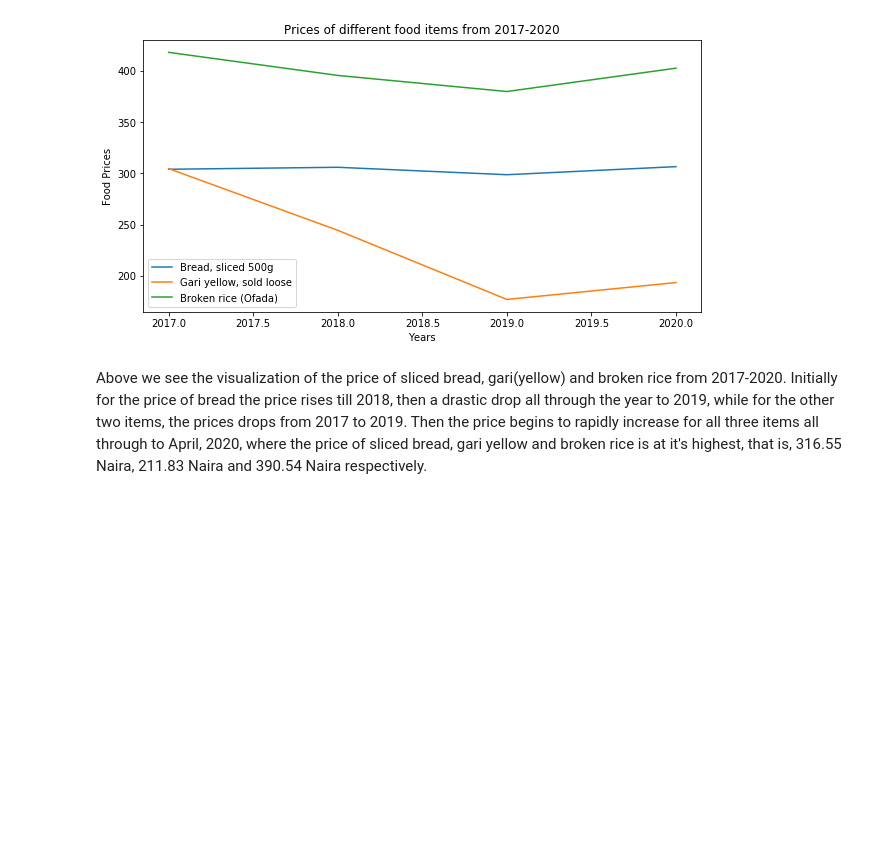
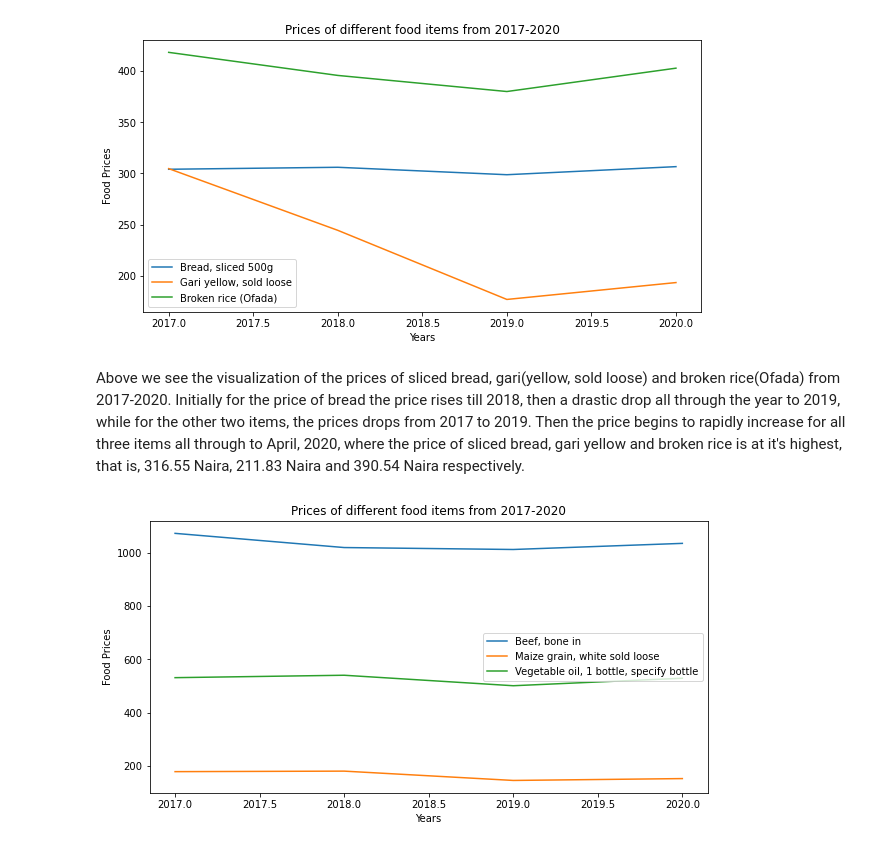
Before and after one commit to Ivynjambi/Jenga-Project, a Jupyter notebook: Analysis of selected food prices in Nigeria.ipynb, the cells around one changed output. Drawn from its saved outputs; the diff is of its cells as text; code cells hidden in the pictures; blank space fills up the shorter version.

```diff
--- a/Analysis of selected food prices in Nigeria.ipynb
+++ b/Analysis of selected food prices in Nigeria.ipynb
@@ -239,5 +248,18 @@ plt.show()
 # %% [output]
 [figure]
 # %% [markdown]
-Above we see the visualization of the price of sliced bread, gari(yellow) and broken rice from 2017-2020.
+Above we see the visualization of the prices of sliced bread, gari(yellow, sold loose) and broken rice(Ofada) from 2017-2020.
 Initially for the price of bread the price rises till 2018, then a drastic drop all through the year to 2019, while for the other two items, the prices drops from 2017 to 2019. Then the price begins to rapidly increase for all three items all through to April, 2020, where the price of sliced bread, gari yellow and broken rice is at it's highest, that is, 316.55 Naira, 211.83 Naira and 390.54 Naira respectively.
+# %%
+plt.rcParams["figure.figsize"] = [10, 5]
+plt.plot(df["F13"], label= "Beef, bone in")
+plt.plot(df["F30"], label= "Maize grain, white sold loose")
+plt.plot(df["F43"], label= "Vegetable oil, 1 bottle, specify bottle")
+
+plt.xlabel("Years")
+plt.ylabel("Food Prices")
+plt.title("Prices of different food items from 2017-2020")
+plt.legend()
+plt.show()
+# %% [output]
+[figure, added]
```
Also changed, not shown: parts of 31 cells of this notebook.
